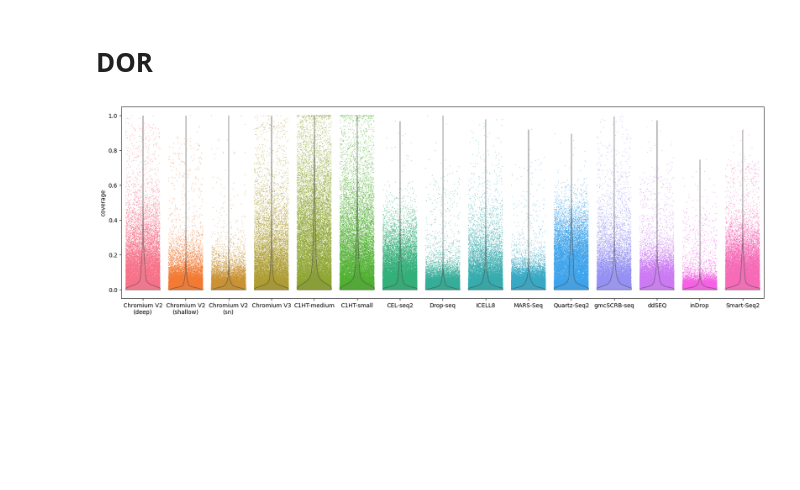
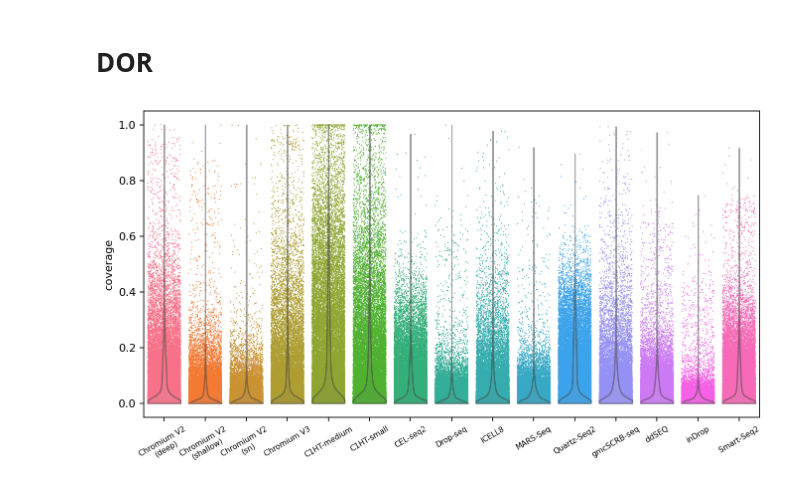
Before and after one commit to yo-aka-gene/grnet, a Jupyter notebook: docs/notebooks/dor.ipynb, the cells around one changed output. Drawn from its saved outputs; the diff is of its cells as text; code cells hidden in the pictures; blank space fills up the shorter version.

Commit message:
:recycle: refine figures

```diff
--- a/docs/notebooks/dor.ipynb
+++ b/docs/notebooks/dor.ipynb
@@ -58,18 +27,0 @@ os.makedirs(conf.export, exist_ok=True)
-# %%
-dsname = {
-    "10x10kc250kr": "Chromium V2\n(deep)",
-    "10x80kc25kr": "Chromium V2\n(shallow)",
-    "singlenuclei": "Chromium V2\n(sn)",
-    "10xv3": "Chromium V3",
-    "c1htmedium": "C1HT-medium",
-    "c1htsmall": "C1HT-small",
-    "celseq2": "CEL-seq2",
-    "dropseq": "Drop-seq",
-    "icell8": "ICELL8",
-    "marsseq": "MARS-Seq",
-    "quartzseq2": "Quartz-Seq2",
-    "gmcscrbseq": "gmcSCRB-seq",
-    "ddseq": "ddSEQ",
-    "indrop": "inDrop",
-    "smartseq2": "Smart-Seq2",
-}
@@ -77,7 +33,7 @@ dsname = {
 bin_datasets = [
     binarize(
         sc.read_h5ad(
-            f"/home/jovyan/data/{ds}.h5ad",
+            f"../../grnet_sandbox/data/{ds}.h5ad",
             as_sparse=["X"]
         ),
         normalizer=lambda X: logtransform(rpm(X), base=2)
@@ -90,19 +46,23 @@ cov = pd.concat([
     ) for ds, n in zip(bin_datasets, dsname.values())
 ])
 # %%
-fig, ax = plt.subplots(figsize=(20, 6))
+fig, ax = plt.subplots(figsize=(10, 5))
 
-vinswarm(
+snsx.vinswarm(
     data=cov,
     x="name", y="coverage", hue="name",
-    alpha=.5, jitter=.4, s=1, ax=ax
+    alpha=.5, jitter=.4, s=1, ax=ax,
+    rasterized=True
 )
 
 ax.set(xlabel="");
 
-fig.savefig(f"{conf.export}/coverage.png", **kwarg_savefig)
+ax.set_xticks(range(len(cov.name.unique())))
+ax.set_xticklabels(cov.name.unique(), size="x-small", rotation=30)
+
+fig.savefig(f"{conf.export}/coverage.pdf", **kwarg_savefig)
 # %% [output]
-[figure, old version]
+[figure, new version]
 # %%
 meta = pd.concat([
     ds.obs.assign(
```
Also changed, not shown: parts of 23 cells of this notebook.
